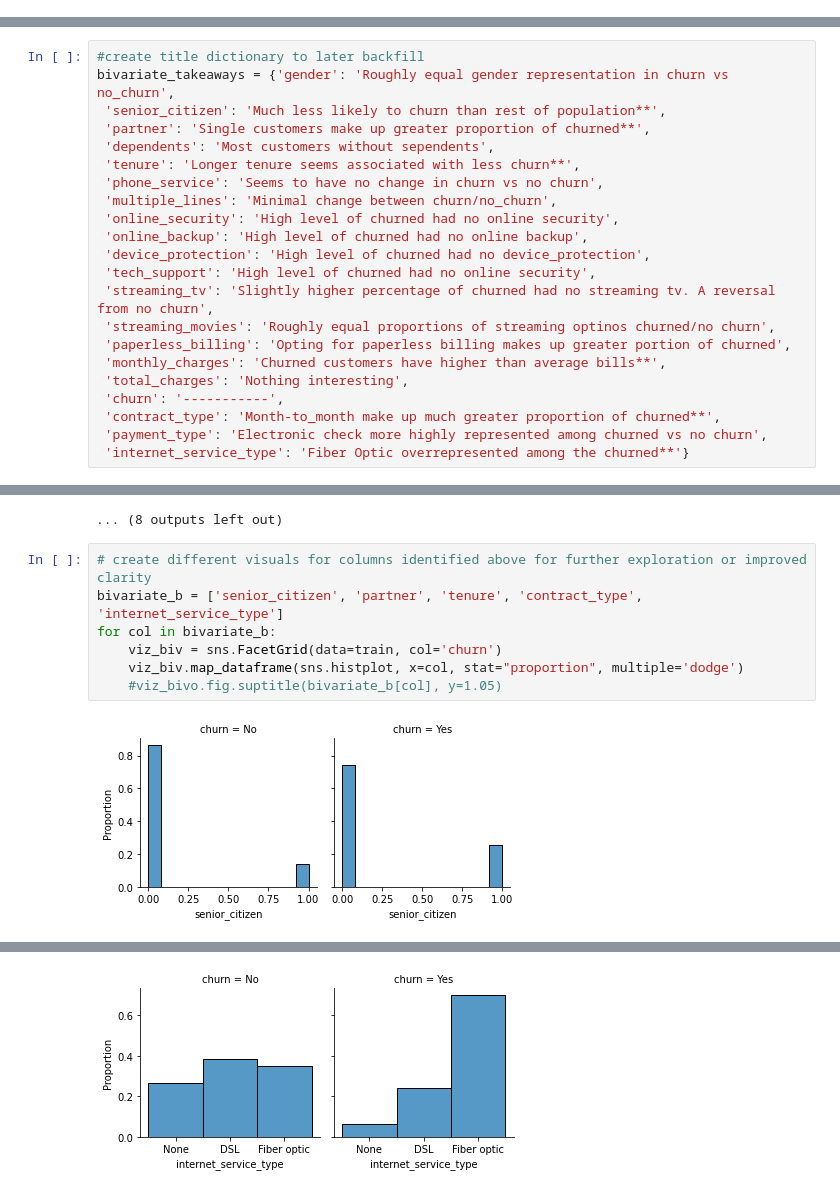
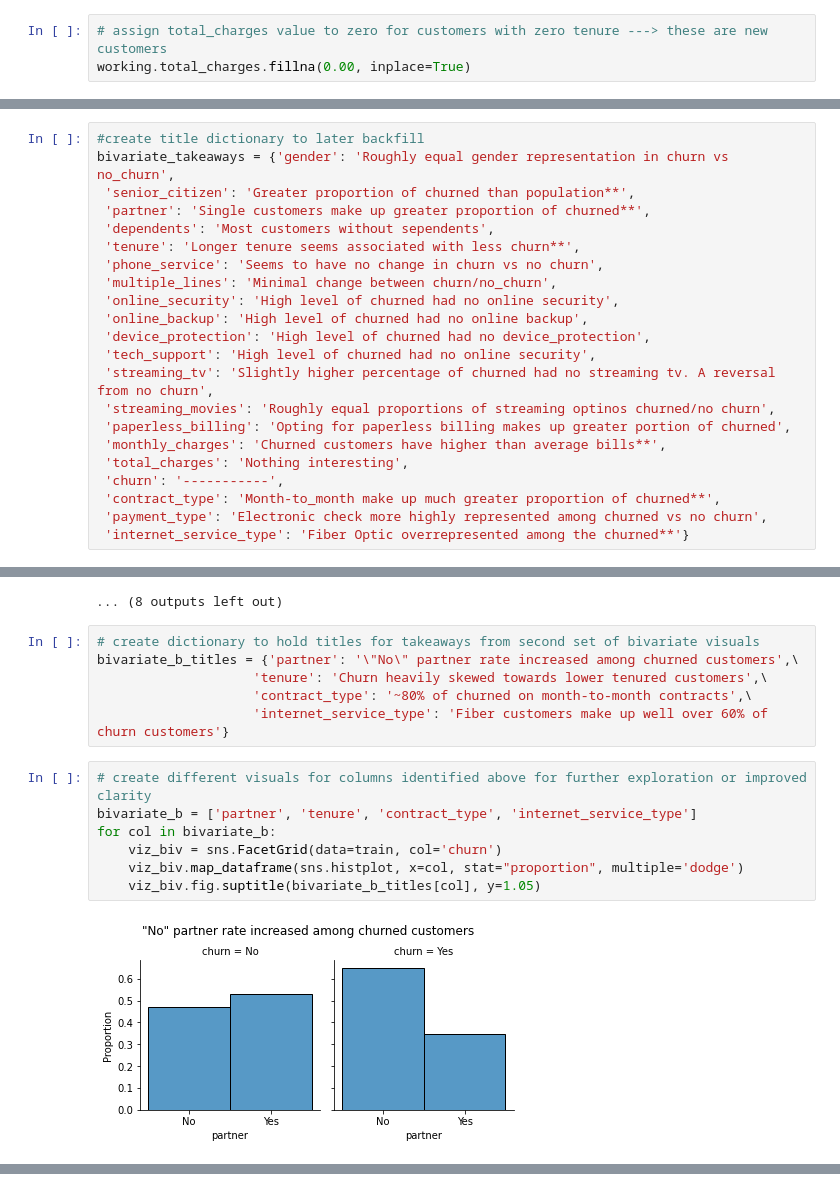
Before and after one commit to joshua-shorterivey/classification_project, a Jupyter notebook: working_notebook.ipynb, the cells around one changed output, grey strips where cells are left out. Cells and saved outputs as stored; diff of their text form.

```diff
--- a/working_notebook.ipynb
+++ b/working_notebook.ipynb
@@ -184,3 +130,6 @@ working
 | 7041 | Male | 0 | Yes | Yes | 67 | Yes | No | Yes | ... |
 | 7042 | Male | 0 | Yes | Yes | 63 | No | No phone service | Yes | ... |
 7043 rows × 47 columns
+# %%
+# assign total_charges value to zero for customers with zero tenure ---> these are new customers
+working.total_charges.fillna(0.00, inplace=True)
@@ -298,7 +293,7 @@ Visuals exploring relationship between churn (target) and other features
 # %%
 #create title dictionary to later backfill
 bivariate_takeaways = {'gender': 'Roughly equal gender representation in churn vs no_churn',
- 'senior_citizen': 'Much less likely to churn than rest of population**',
+ 'senior_citizen': 'Greater proportion of churned than population**',
  'partner': 'Single customers make up greater proportion of churned**',
  'dependents': 'Most customers without sependents',
  'tenure': 'Longer tenure seems associated with less churn**',
@@ -338,12 +333,18 @@ for col in telco:
 [figure]
 [figure]
 ... (8 outputs left out)
+# %%
+# create dictionary to hold titles for takeaways from second set of bivariate visuals
+bivariate_b_titles = {'partner': '\"No\" partner rate increased among churned customers',\
+                    'tenure': 'Churn heavily skewed towards lower tenured customers',\
+                    'contract_type': '~80% of churned on month-to-month contracts',\
+                    'internet_service_type': 'Fiber customers make up well over 60% of churn customers'}
 # %%
 # create different visuals for columns identified above for further exploration or improved clarity
-bivariate_b = ['senior_citizen', 'partner', 'tenure', 'contract_type', 'internet_service_type']
+bivariate_b = ['partner', 'tenure', 'contract_type', 'internet_service_type']
 for col in bivariate_b:
     viz_biv = sns.FacetGrid(data=train, col='churn')
     viz_biv.map_dataframe(sns.histplot, x=col, stat="proportion", multiple='dodge')
-    #viz_bivo.fig.suptitle(bivariate_b[col], y=1.05)
+    viz_biv.fig.suptitle(bivariate_b_titles[col], y=1.05)
 # %% [output]
-[figure, old version]
+[figure, new version]
@@ -353 +353,0 @@ for col in bivariate_b:
-[figure, removed]
```
Also changed, not shown: parts of 76 cells of this notebook, 2 other files.
